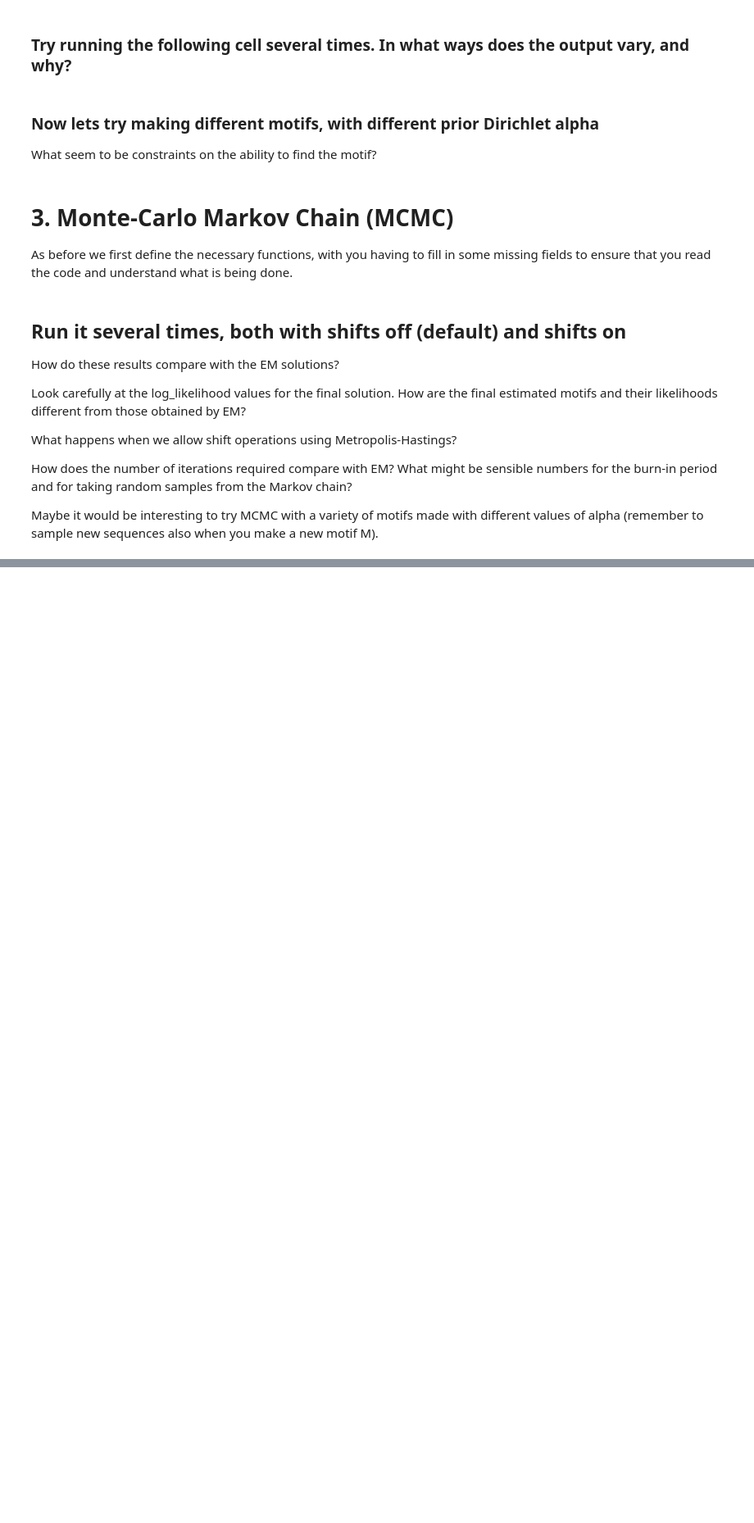
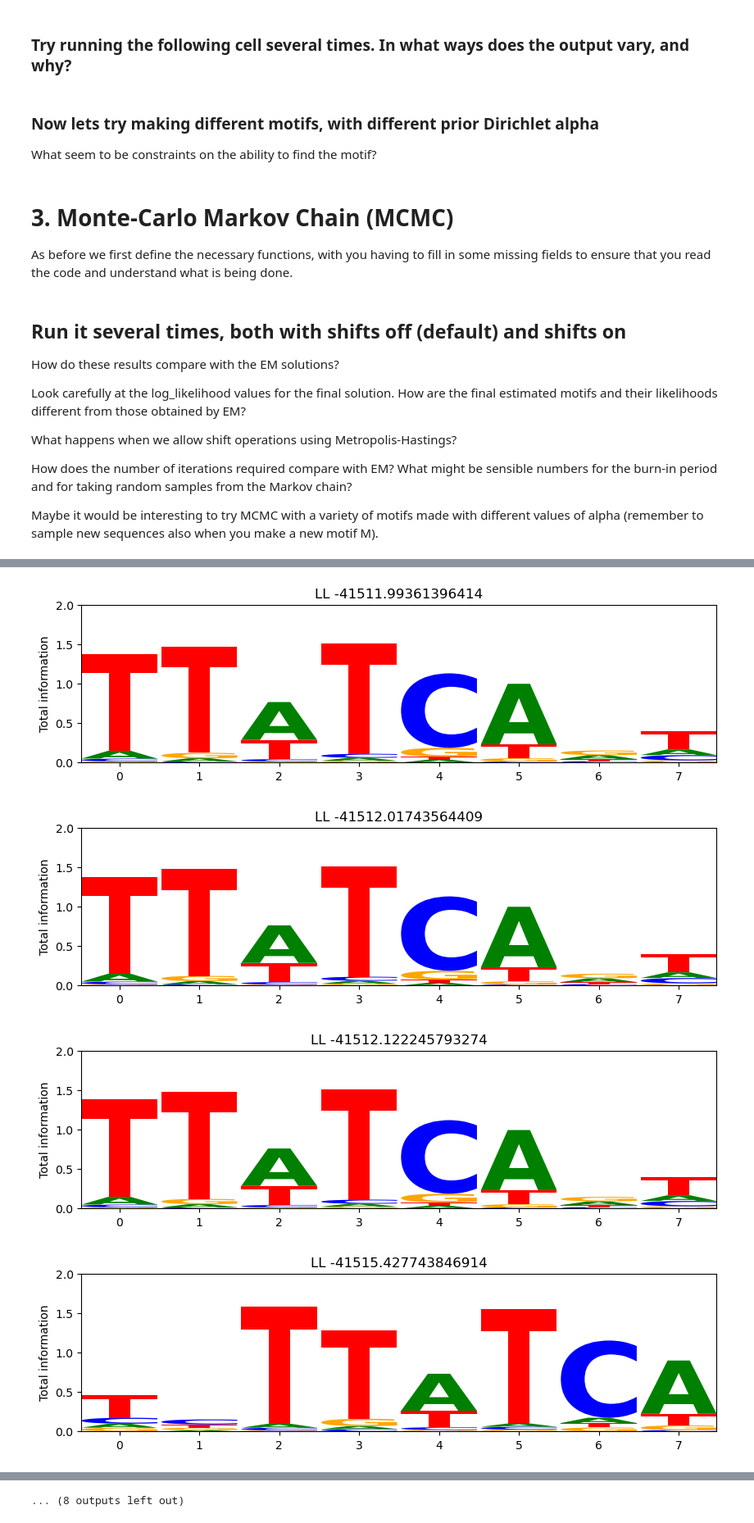
Before and after one commit to regevs/practical, a Jupyter notebook: LentWeek1-practical.ipynb, the cells around one changed output, grey strips where cells are left out. Shown at 82% size. Cells and saved outputs as stored; diff of their text form; code cells hidden in the pictures; blank space fills up the shorter version.

```diff
--- a/LentWeek1-practical.ipynb
+++ b/LentWeek1-practical.ipynb
@@ -448,0 +503,9 @@ sequences, positions = generate_sequences(M)
+# %%
+# to find the top matches, run EM 20 times and sort the results by the log likelihood
+
+import joblib
+
+results = joblib.Parallel(n_jobs=-1,verbose=100)(   # this uses all available cores to parallelise
+    joblib.delayed(expectation_maximization)(sequences, 31, print_every=10, parallel=True)
+        for i in range(20)
+)
@@ -448,0 +530,15 @@ sequences, positions = generate_sequences(M)
+# %%
+# store just the final log likelihoods and motifs in list LLmotif, then sort
+
+LLmotif = []
+for R in results:
+    LLmotif.append([R[1][-1],R[0]])  # the final log likelihood and the motif
+from operator import itemgetter
+LLmotif.sort(key=itemgetter(0), reverse=True)
+for x in LLmotif:
+    draw_motif(x[1], title=f"LL {x[0]}")
+# %% [output]
+[figure, added]
+[figure, added]
+[figure, added]
+[figure, added]
@@ -448,0 +553 @@ sequences, positions = generate_sequences(M)
+... (8 outputs left out)
```
Also changed, not shown: parts of 15 cells of this notebook.
